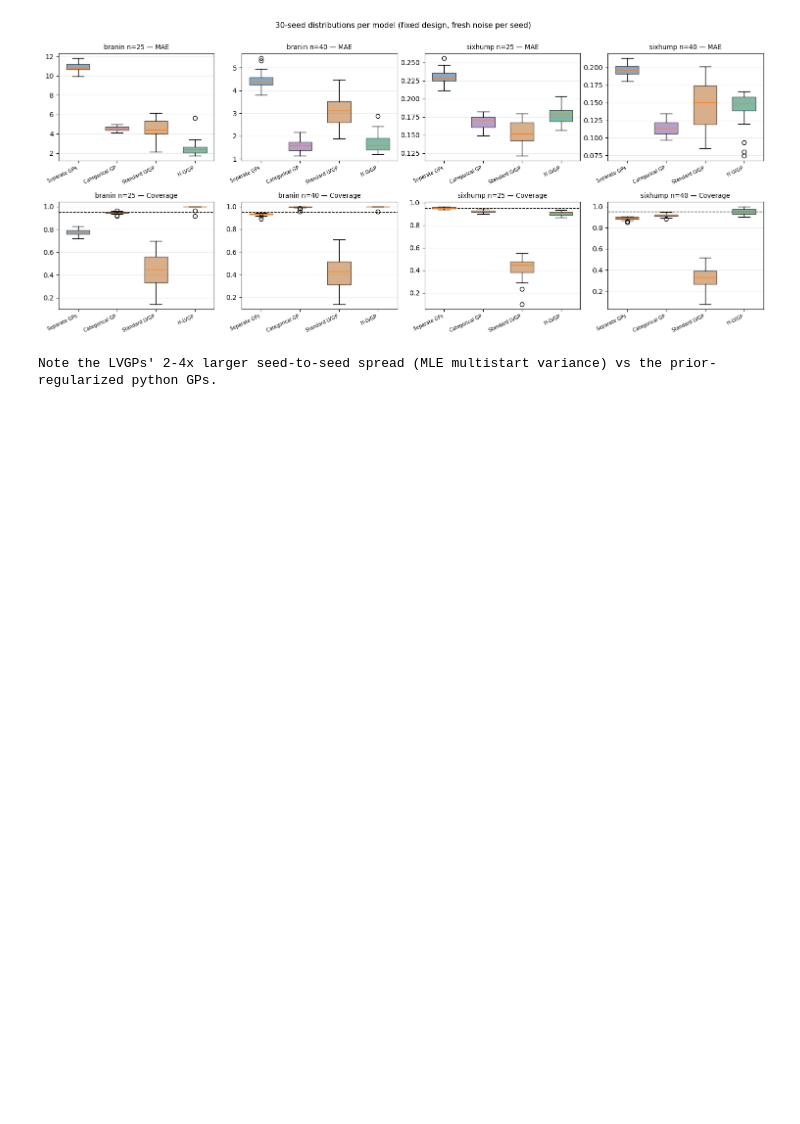
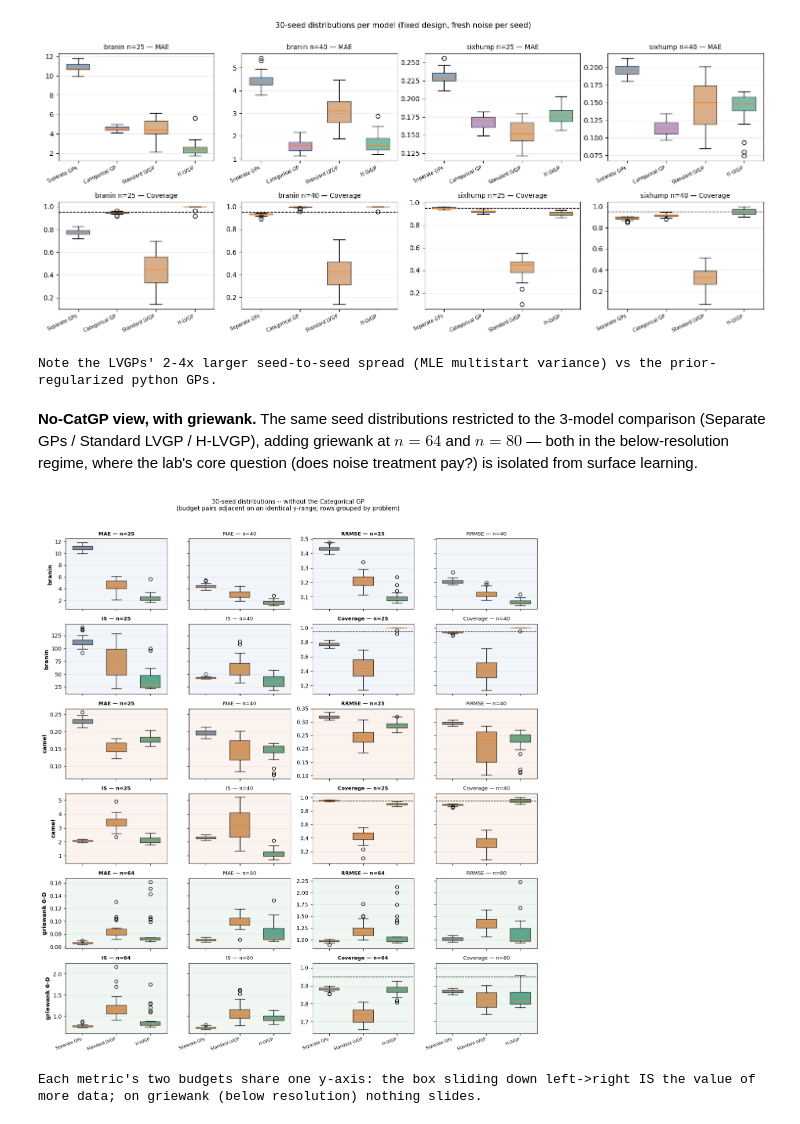
Before and after one commit to Chris1504-fdz/lvgp_modeling_comp, a Jupyter notebook: notebooks/surrogate_comparison_study_v2.ipynb, the cells around one changed output. Saved outputs shown, nothing was run; the diff lists cells and outputs as text; code cells hidden in the pictures; blank space fills up the shorter version.

```diff
--- a/notebooks/surrogate_comparison_study_v2.ipynb
+++ b/notebooks/surrogate_comparison_study_v2.ipynb
@@ -926,3 +926,61 @@ print("Note the LVGPs' 2-4x larger seed-to-seed spread (MLE multistart variance)
 # %% [output]
 [figure]
 Note the LVGPs' 2-4x larger seed-to-seed spread (MLE multistart variance) vs the prior-regularized python GPs.
+# %% [markdown]
+**No-CatGP view, with griewank.** The same seed distributions restricted to the
+3-model comparison (Separate GPs / Standard LVGP / H-LVGP), adding griewank at $n=64$ and
+$n=80$ — both in the below-resolution regime, where the lab's core question (does noise
+treatment pay?) is isolated from surface learning.
+# %%
+NOCAT_KEYS = ["separate_gp", "standard_LVGP", "heter_LVGP"]
+NOCAT_PROBS = [("branin_hetero", "branin", [25, 40]),
+               ("sixhump_camel", "camel", [25, 40]),
+               ("griewank_6d", "griewank 6-D", [64, 80])]
+PROB_TINT = {"branin_hetero": "#f2f6fb", "sixhump_camel": "#fbf4ee", "griewank_6d": "#f0f7f2"}
+ROW_METS = [["MAE", "RRMSE"], ["IS", "Coverage"]]   # 2 rows per problem, budget pair adjacent
+
+fig, axes = plt.subplots(2 * len(NOCAT_PROBS), 4, figsize=(13, 14.5))
+for p_, (prob, disp, budgets) in enumerate(NOCAT_PROBS):
+    ylims = {}
+    for met in ["MAE", "RRMSE", "IS", "Coverage"]:
+        vals = sm[(sm.problem == prob) & (sm.n.isin(budgets))
+                  & (sm.model.isin([LABELS[k] for k in NOCAT_KEYS]))][met]
+        lo, hi = vals.min(), vals.max()
+        if met == "Coverage": lo, hi = min(lo, 0.93), 1.005
+        pad = 0.06 * (hi - lo)
+        ylims[met] = (lo - pad, hi + pad)
+    for band, mets in enumerate(ROW_METS):
+        r_ = 2 * p_ + band
+        for mi, met in enumerate(mets):
+            for bi, n in enumerate(budgets):
+                ax = axes[r_, 2 * mi + bi]
+                ax.set_facecolor(PROB_TINT[prob])
+                data = [sm[(sm.problem == prob) & (sm.n == n)
+                           & (sm.model == LABELS[k])][met].values for k in NOCAT_KEYS]
+                bp = ax.boxplot(data, patch_artist=True, widths=.6, showfliers=True)
+                for patch, k in zip(bp["boxes"], NOCAT_KEYS):
+                    patch.set_facecolor(COLORS[k]); patch.set_alpha(.75)
+                if met == "Coverage":
+                    ax.axhline(.95, color="k", ls="--", lw=1)
+                ax.set_ylim(*ylims[met])
+                ax.set_title(f"{met} — n={n}", fontsize=9.3,
+                             fontweight="bold" if bi == 0 else "normal")
+                if bi == 1: ax.set_yticklabels([])          # shared scale with left neighbor
+                if 2 * mi + bi == 0:
+                    ax.set_ylabel(disp, fontsize=10.5, fontweight="bold")
+                if r_ == 2 * len(NOCAT_PROBS) - 1:
+                    ax.set_xticklabels([LABELS[k] for k in NOCAT_KEYS],
+                                       rotation=20, ha="right", fontsize=7.5)
+                else:
+                    ax.set_xticklabels([])
+                ax.grid(alpha=.25, axis="y")
+fig.suptitle("30-seed distributions -- without the Categorical GP\n"
+             "(budget pairs adjacent on an identical y-range; rows grouped by problem)",
+             fontsize=11)
+fig.tight_layout(rect=[0, 0, 1, 0.965])
+plt.show()
+print("Each metric's two budgets share one y-axis: the box sliding down left->right IS the "
+      "value of more data; on griewank (below resolution) nothing slides.")
+# %% [output]
+[figure, added]
+Each metric's two budgets share one y-axis: the box sliding down left->right IS the value of more data; on griewank (below resolution) nothing slides.
```
Also changed, not shown: parts of 5 cells of this notebook, 15 other files.
